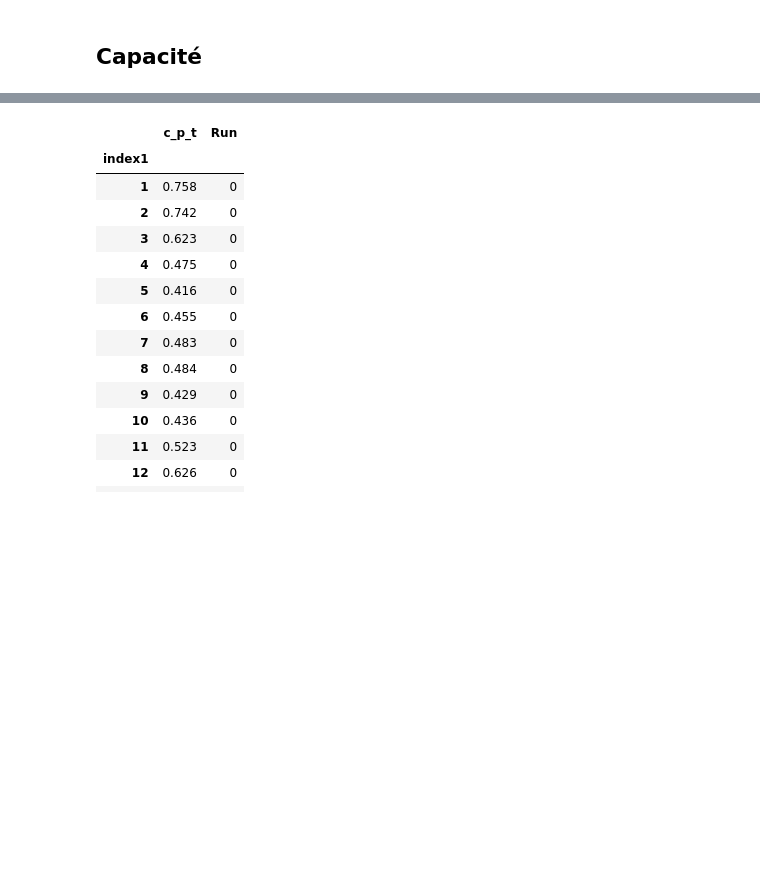
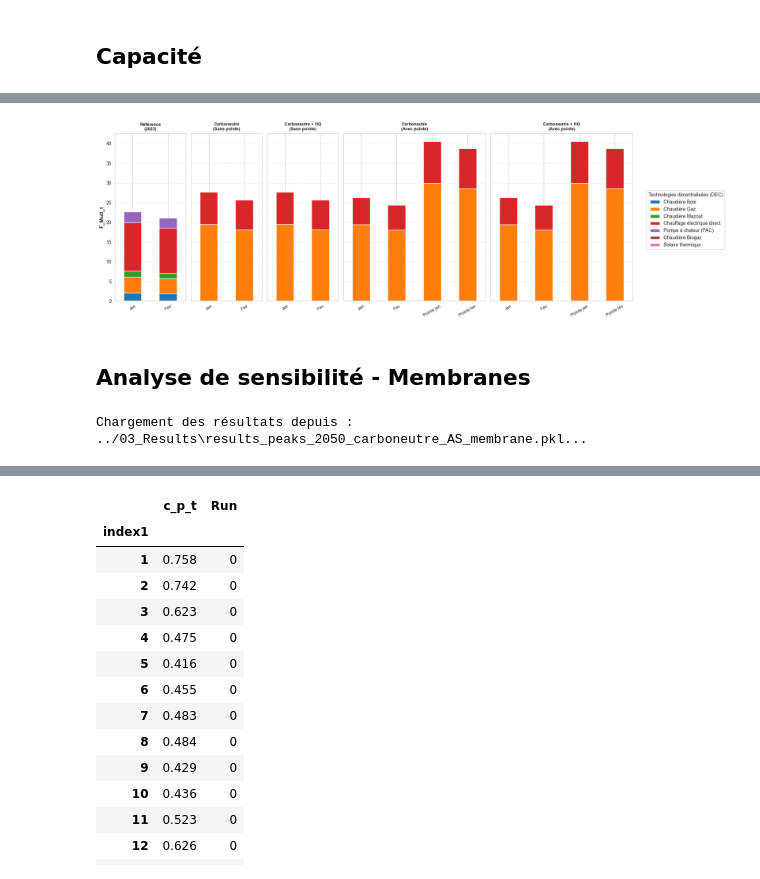
Before and after one commit to CIRAIG/EnergyScope-Quebec, a Jupyter notebook: projects/peaks/01_Notebooks/Results.ipynb, the cells around one changed output, grey strips where cells are left out. Drawn from its saved outputs; the diff is of its cells as text; code cells hidden in the pictures; blank space fills up the shorter version.

```diff
--- a/projects/peaks/01_Notebooks/Results.ipynb
+++ b/projects/peaks/01_Notebooks/Results.ipynb
@@ -966,0 +1083,10 @@ plt.show()
+# %%
+# Définition du dossier
+OUTPUT_DIR = '../03_Results'
+# Chargement
+with open(os.path.join(OUTPUT_DIR, 'results_wo_peaks_2050_carboneutre_limite_CC.pkl'), 'rb') as f:
+    results_wo_peaks_2050_carboneutre_limite_CC = pickle.load(f)
+with open(os.path.join(OUTPUT_DIR, 'results_peaks_2050_carboneutre_limite_CC.pkl'), 'rb') as f:
+    results_peaks_2050_carboneutre_limite_CC = pickle.load(f)
+with open(os.path.join(OUTPUT_DIR, 'results_wo_peaks_2050_carboneutre_limite_CC_HQ.pkl'), 'rb') as f:
+    results_wo_peaks_2050_carboneutre_limite_CC_HQ = pickle.load(f)
@@ -1236,0 +1586,25 @@ DHN_COGEN_GAS      0.278  0.278       0.000       0.000
+# %%
+plot_tech_DEC_distribution_five_subplots(
+    res_2023=results_wo_peaks_2023_update,
+    res_wo_carb=results_wo_peaks_2050_carboneutre,
+    res_wo_carb_hq=results_wo_peaks_2050_carboneutre_planHQ,
+    res_peak_carb=results_peaks_2050_carboneutre,
+    res_peak_carb_hq=results_peaks_2050_carboneutre_planHQ,
+    period_labels=[f"P{i}" for i in range(1, 15)],
+    periods_wo=[1, 2],
+    periods_peak=[1, 2, 13, 14]
+)
+# %% [output]
+[figure, added]
+# %% [markdown]
+## Analyse de sensibilité - Membranes
+# %%
+# 1. Définir le chemin vers ton fichier sauvegardé
+output_dir = '../03_Results'
+output_path = os.path.join(output_dir, 'results_peaks_2050_carboneutre_AS_membrane.pkl')
+
+# 2. Charger le dictionnaire complet en mémoire
+with open(output_path, 'rb') as f:
+    results_peaks_2050_carboneutre_AS_membrane = pickle.load(f)
+# %% [output]
+Chargement des résultats depuis : ../03_Results\results_peaks_2050_carboneutre_AS_membrane.pkl...
```
Also changed, not shown: parts of 42 cells of this notebook, 24 other files.
